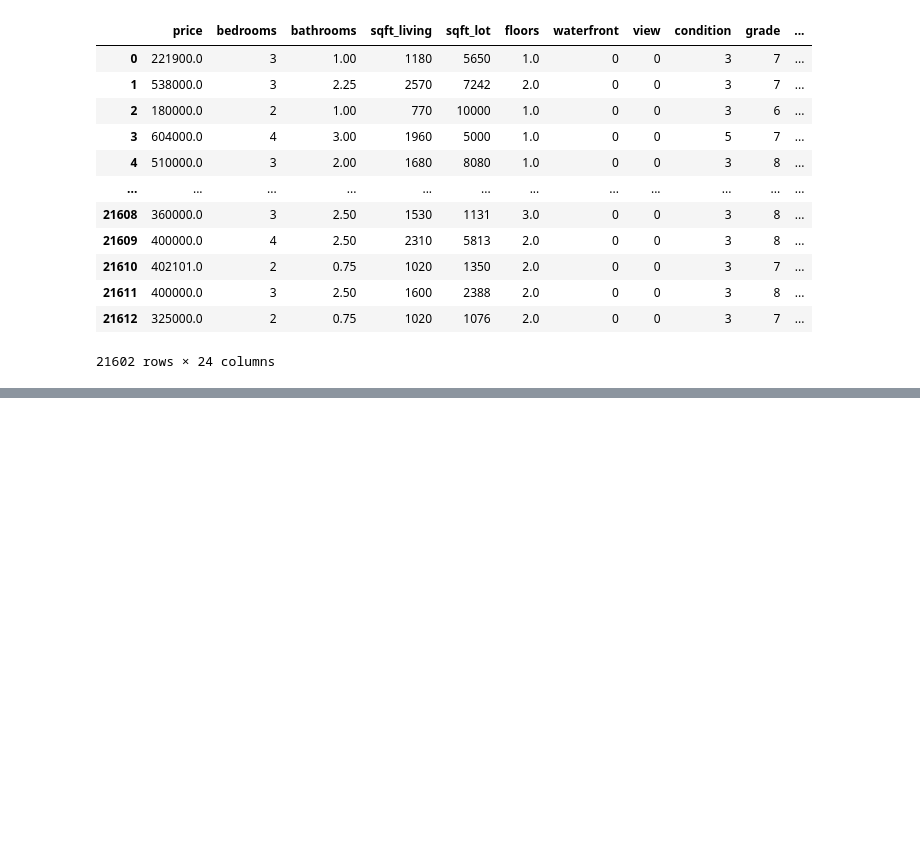
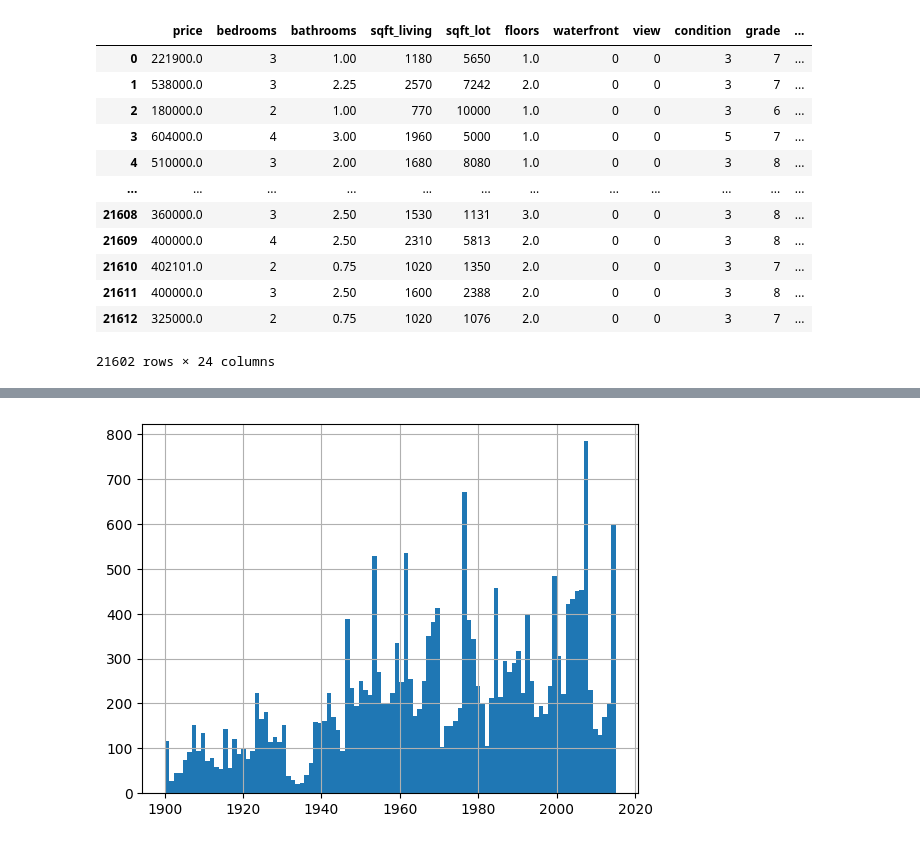
Before and after one commit to khuynh436/Housing-Price-Predictions, a Jupyter notebook: main.ipynb, the cells around one changed output, grey strips where cells are left out. Drawn from its saved outputs; the diff is of its cells as text; code cells hidden in the pictures; blank space fills up the shorter version.

```diff
--- a/main.ipynb
+++ b/main.ipynb
@@ -144,0 +152,9 @@ df
+# %%
+# Import pylab
+import pylab as P
+
+# Year built
+df["yr_built"].hist(bins = 100)
+P.show()
+# %% [output]
+[figure, added]
```
Also changed, not shown: parts of 2 cells of this notebook.
